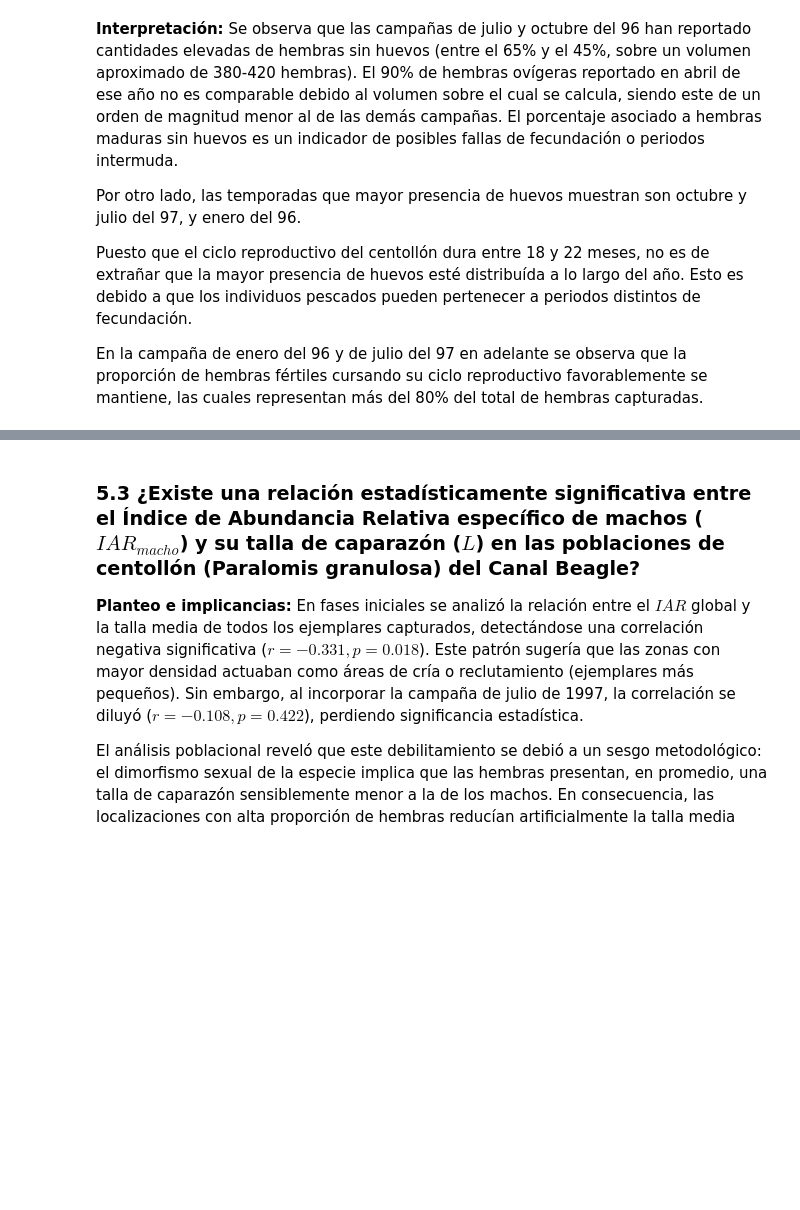
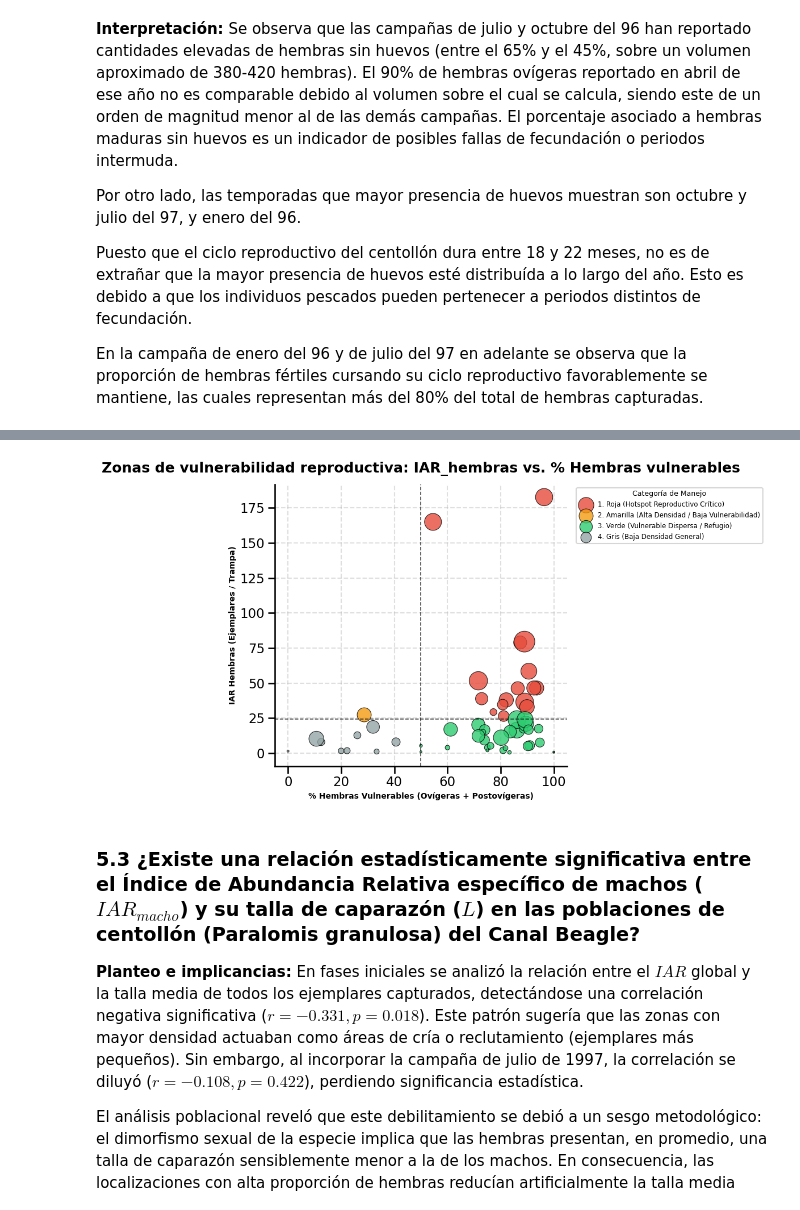
Before and after one commit to Mariano-ds/centollas2026, a Jupyter notebook: trabajo_comun/entregas/trabajo_comun_tp2.ipynb, the cells around one changed output, grey strips where cells are left out. Saved outputs shown, nothing was run; the diff lists cells and outputs as text; code cells hidden in the pictures; blank space fills up the shorter version.

```diff
--- a/trabajo_comun/entregas/trabajo_comun_tp2.ipynb
+++ b/trabajo_comun/entregas/trabajo_comun_tp2.ipynb
@@ -1065,3 +1181,73 @@ FALTA RESPONDER. LO SIGUIENTE ES DE OTRA COSA
+# %%
+plt.close('all')
+fig, ax = plt.subplots(figsize=(10, 6.5))
+
+# Paleta de colores para las 4 zonas de vulnerabilidad
+colores = {
+    '1. Roja (Hotspot Reproductivo Crítico)': '#E74C3C',
+    '2. Amarilla (Alta Densidad / Baja Vulnerabilidad)': '#F39C12',
+    '3. Verde (Vulnerable Dispersa / Refugio)': '#2ECC71',
+    '4. Gris (Baja Densidad General)': '#95A5A6',
+}
+
+# Representación grafica por categoría
+for clase, grupo in loc_summary.groupby('Categoria_Zona', observed=False):
+  if not grupo.empty:
+    ax.scatter(
+        grupo['pct_vulnerables'],
+        grupo['IAR_hembra'],
+        s=grupo['N_Hembras'] * 3.5,  # Escala visual por tamaño de muestra
+        color=colores.get(clase, 'gray'),
+        edgecolor='black',
+        linewidth=0.8,
+        alpha=0.8,
+        label=clase,
+    )
+
+# 4. Trazado de líneas divisoras de los 4 cuadrantes de gestión
+ax.axvline(
+    umbral_pct_vulnerable,
+    color='black',
+    linestyle='--',
+    linewidth=1.2,
+    alpha=0.7,
+)
+ax.axhline(
+    umbral_iar_alto, color='black', linestyle='--', linewidth=1.2, alpha=0.7
+)
+
+# 5. Formato de ejes y leyenda
+ax.set_xlabel(
+    '% Hembras Vulnerables (Ovígeras + Postovígeras)',
+    fontweight='bold',
+    fontsize=10,
+)
+ax.set_ylabel(
+    'IAR Hembras (Ejemplares / Trampa)', fontweight='bold', fontsize=10
+)
+ax.set_title(
+    'Zonas de vulnerabilidad reproductiva: IAR_hembras vs. % Hembras'
+    ' vulnerables',
+    fontweight='bold',
+    pad=15,
+)
+
+ax.legend(
+    title='Categoría de Manejo',
+    fontsize=8.5,
+    title_fontsize=9,
+    loc='upper left',
+    bbox_to_anchor=(1.02, 1),
+    frameon=True,
+)
+
+sns.despine()
+ax.set_axisbelow(True)
+plt.grid(True, linestyle='--', alpha=0.4)
+plt.tight_layout()
+plt.show()
+# %% [output]
+[figure, added]
 # %% [markdown]
 ### 5.3 ¿Existe una relación estadísticamente significativa entre el Índice de Abundancia Relativa específico de machos ($IAR_{macho}$) y su talla de caparazón ($L$) en las poblaciones de centollón (Paralomis granulosa) del Canal Beagle?
 
```
Also changed, not shown: parts of 13 cells of this notebook.
